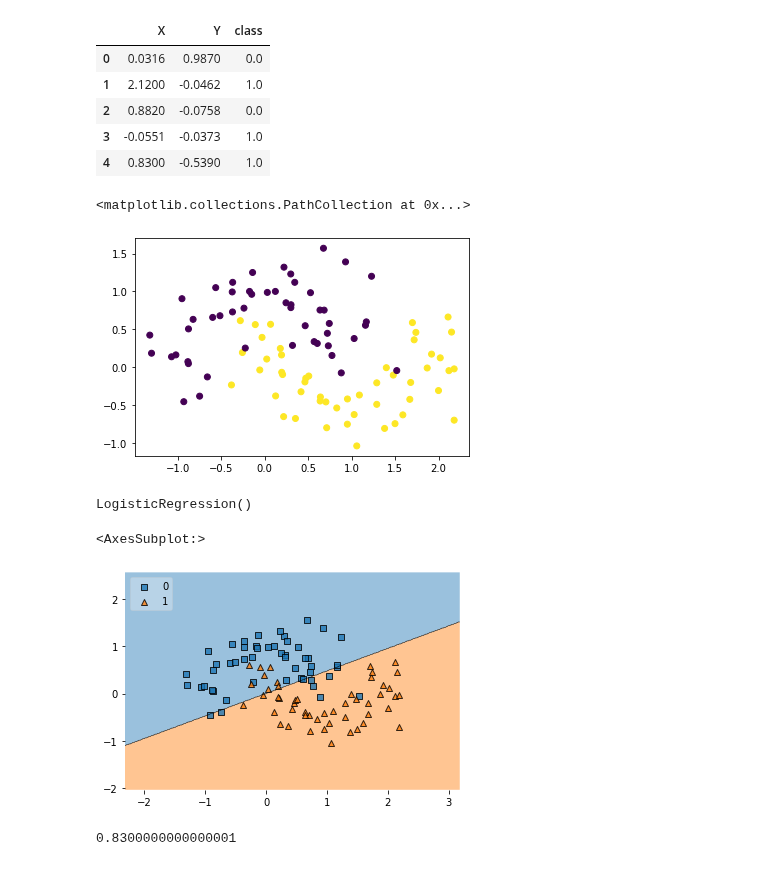
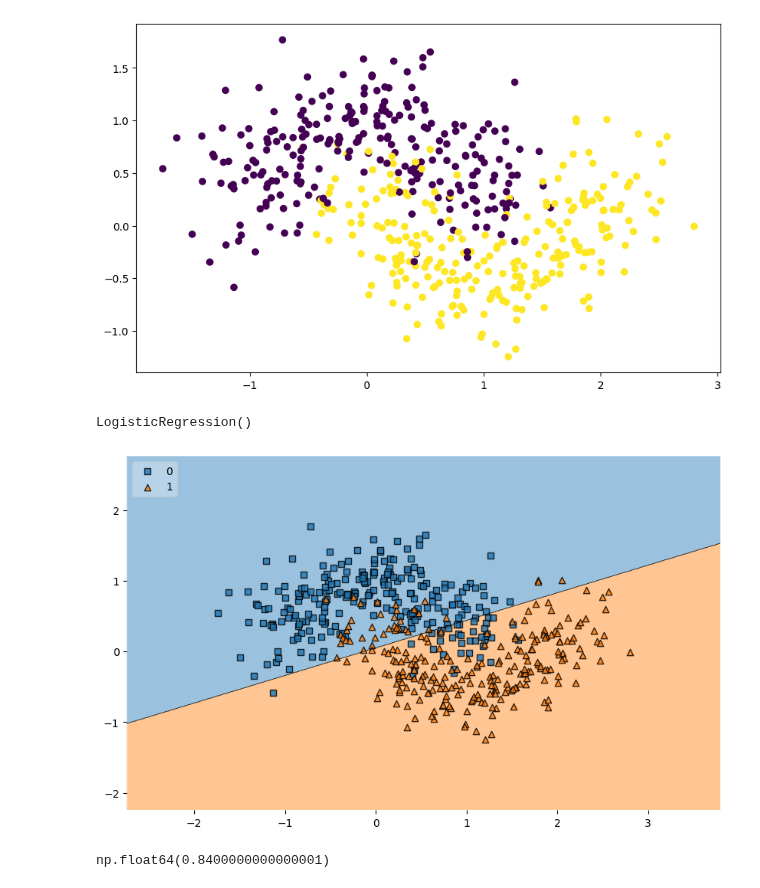
Before and after one commit to Shriram-Vibhute/CampusX-DSMP2.0, a Jupyter notebook: Machine Learning/Logistic Regression/polynomial logistic regression.ipynb, the cells around one changed output. Cells and saved outputs as stored; diff of their text form; code cells hidden in the pictures.

```diff
--- a/Machine Learning/Logistic Regression/polynomial logistic regression.ipynb
+++ b/Machine Learning/Logistic Regression/polynomial logistic regression.ipynb
@@ -7,9 +6,0 @@ df = pd.read_csv('ushape.csv')
-# %%
-df.head()
-# %% [output]
-|  | X | Y | class |
-| 0 | 0.0316 | 0.9870 | 0.0 |
-| 1 | 2.1200 | -0.0462 | 1.0 |
-| 2 | 0.8820 | -0.0758 | 0.0 |
-| 3 | -0.0551 | -0.0373 | 1.0 |
-| 4 | 0.8300 | -0.5390 | 1.0 |
@@ -19,26 +7,33 @@ y = df.iloc[:,-1].values
+# %%
+df = make_moons(
+    n_samples=500,
+    noise=0.3,
+    random_state=42,
+)
+X = df[0]
+y = df[1]
 # %%
-plt.scatter(X[:,0],X[:,1],c=y)
+plt.figure(figsize=(10,6))
+plt.scatter(X[:,0], X[:,1], c = y)
+plt.show()
 # %% [output]
-<matplotlib.collections.PathCollection at 0x...>
-[figure, old version]
+[figure, new version]
 # %%
-from sklearn.linear_model import LogisticRegression
 clf = LogisticRegression()
+clf.fit(X,y)
+# %% [output]
+LogisticRegression()
-# %%
-clf.fit(X,y)
-# %% [output]
-LogisticRegression()
 # %%
 from mlxtend.plotting import plot_decision_regions
-
-plot_decision_regions(X, y.astype('int'), clf, legend=2)
+plt.figure(figsize=(10, 6))
+plot_decision_regions(X, y.astype('int'), clf, legend = 2)
+plt.show()
 # %% [output]
-<AxesSubplot:>
-[figure, old version]
+[figure, new version]
 # %%
 from sklearn.model_selection import cross_val_score
-np.mean(cross_val_score(clf,X,y,scoring='accuracy',cv=10))
+np.mean(cross_val_score(clf, X, y,scoring = 'accuracy', cv = 10))
 # %% [output]
-0.8300000000000001
+np.float64(0.8400000000000001)
 # %%
 from sklearn.preprocessing import PolynomialFeatures
```
Also changed, not shown: parts of 15 cells of this notebook.
